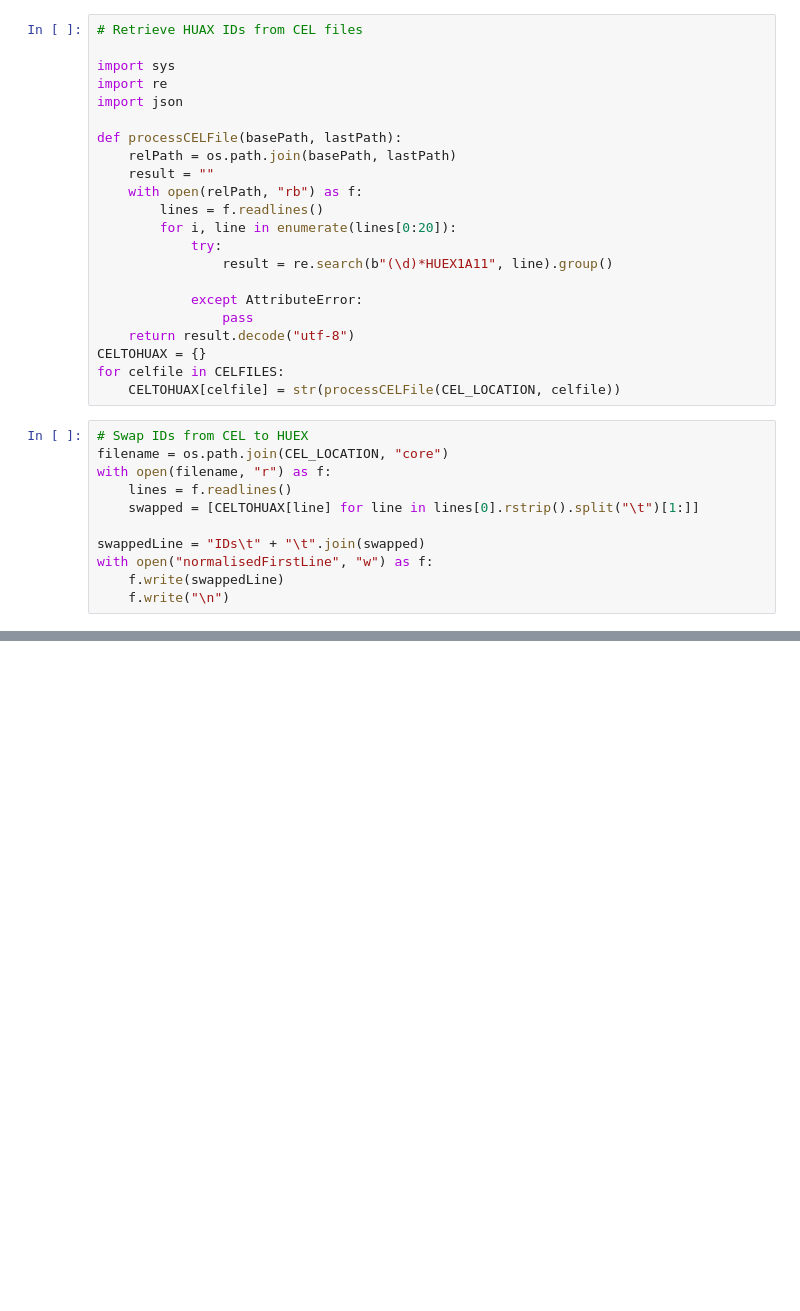
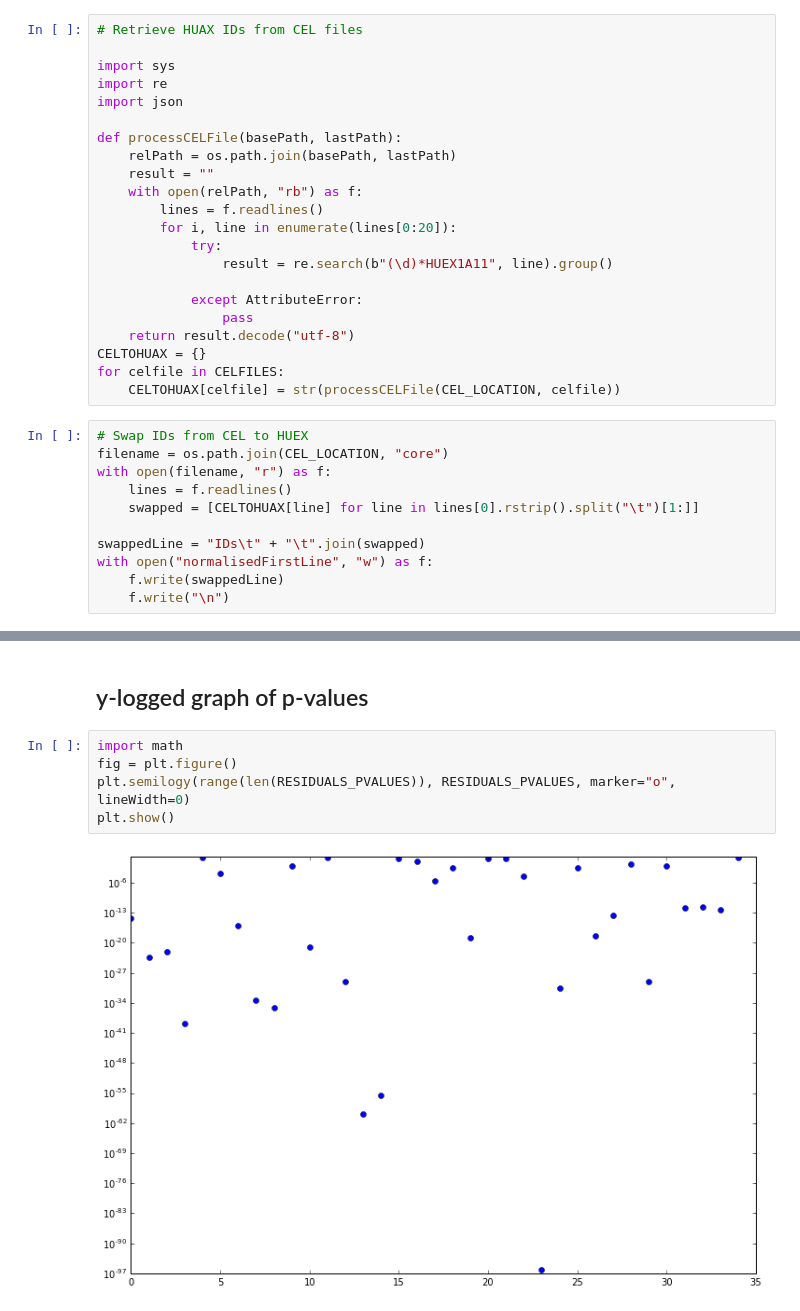
Before and after one commit to picrin/phdAll, a Jupyter notebook: masterBlood.ipynb, the cells around one changed output, grey strips where cells are left out. Saved outputs shown, nothing was run; the diff lists cells and outputs as text; blank space fills up the shorter version.

```diff
--- a/masterBlood.ipynb
+++ b/masterBlood.ipynb
@@ -151,0 +188,9 @@ plt.show()
+# %% [markdown]
+## y-logged graph of p-values
+# %%
+import math
+fig = plt.figure()
+plt.semilogy(range(len(RESIDUALS_PVALUES)), RESIDUALS_PVALUES, marker="o", lineWidth=0)
+plt.show()
+# %% [output]
+[figure, added]
```
Also changed, not shown: parts of 50 cells of this notebook, 4 other files.
